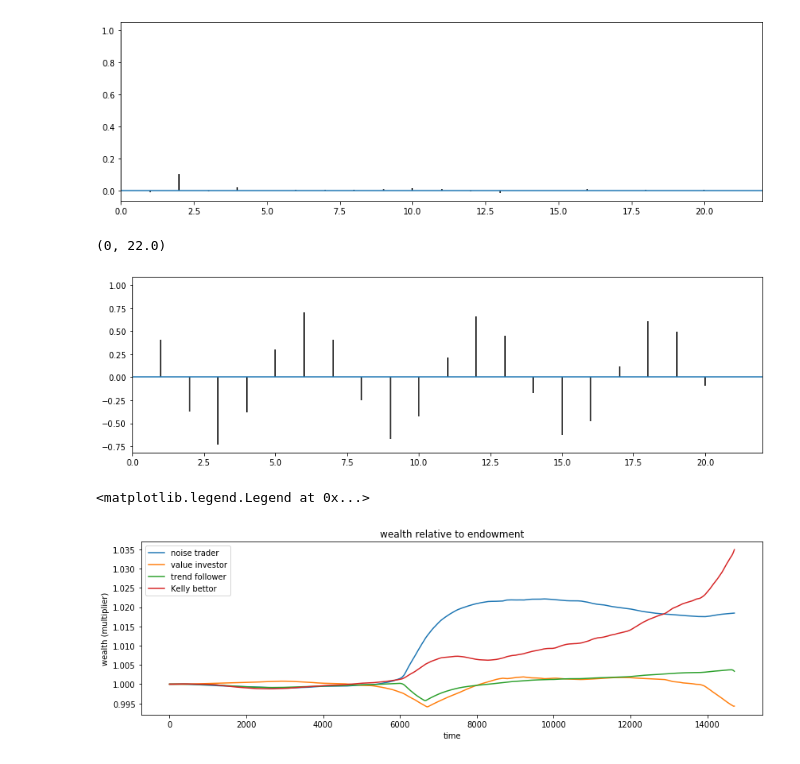
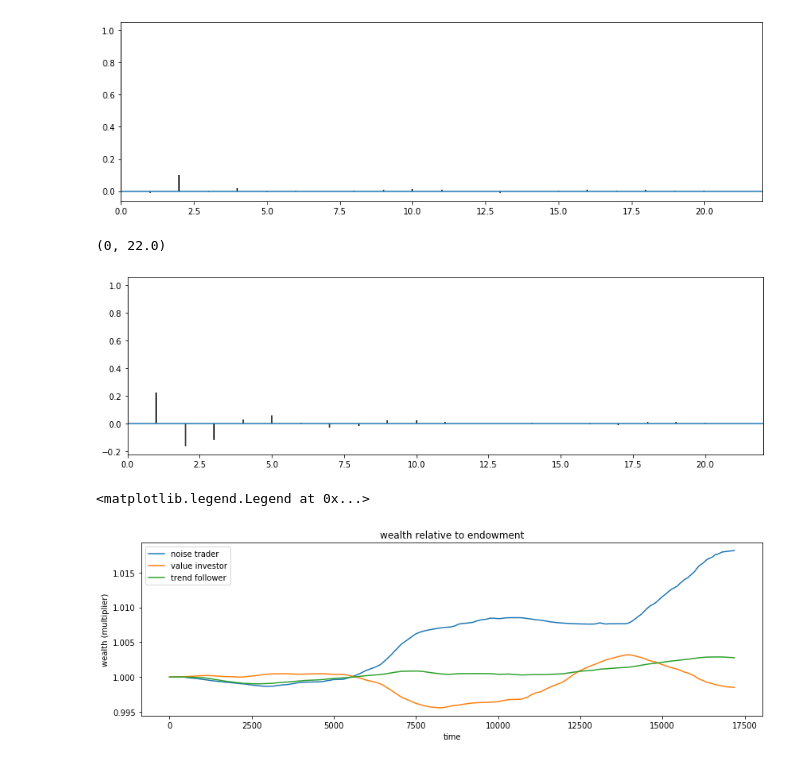
Before and after one commit to INET-Complexity/market-ecology, a Jupyter notebook: analysis/Market Prices and Net Asset Value.ipynb, the cells around one changed output. Drawn from its saved outputs; the diff is of its cells as text; code cells hidden in the pictures.

```diff
--- a/analysis/Market Prices and Net Asset Value.ipynb
+++ b/analysis/Market Prices and Net Asset Value.ipynb
@@ -18,7 +18,7 @@ import re
 rcParams['figure.figsize'] = 14,4
 def USD(x): return x
 # %%
-s = "../cmake-build-debug/output/kelly_bettor"
+s = "../cmake-build-release/output/volatility_illustration"
 
 P = []
 with open(s +'/prices.txt', 'r') as content_file:
@@ -75,7 +71,7 @@ plt.acorr(np.diff(np.log(prices)), maxlags = 20)
 plt.xlim([0,None])
 # %% [output]
 (0, 22.0)
-[figure, old version]
+[figure, new version]
 # %%
 def readnet_asset_value(fund):
     P = []
@@ -100,29 +96,29 @@ def readpnl(fund):
 # %%
 start=252*0
 stop = start+2*25_200
 
 concentrations = [0.378, 0.297, 0.225, 0.100]
 
 NAV2 = concentrations[0] * 200_000_000 + 10 * readpnl(2)[start:stop].cumsum()
-NAV3 = concentrations[1] * 200_000_000 + 10 *  readpnl(3)[start:stop].cumsum()
-NAV4 = concentrations[2] * 200_000_000 + 10 *  readpnl(4)[start:stop].cumsum()
-NAV5 = concentrations[3] * 200_000_000 + 10 *  readpnl(5)[start:stop].cumsum()
+NAV3 = concentrations[1] * 200_000_000 + 10 * readpnl(3)[start:stop].cumsum()
+NAV4 = concentrations[2] * 200_000_000 + 10 * readpnl(4)[start:stop].cumsum()
+#NAV5 = concentrations[3] * 200_000_000 + 10 * readpnl(5)[start:stop].cumsum()
 
 stop = min(stop-start, len(NAV2), len(NAV3), len(NAV4))
 
-NAV2 = concentrations[0] * 200_000_000 + 10 *  readpnl(2)[start:stop].cumsum()
-NAV3 = concentrations[1] * 200_000_000 + 10 *  readpnl(3)[start:stop].cumsum()
-NAV4 = concentrations[2] * 200_000_000 + 10 *  readpnl(4)[start:stop].cumsum()
-NAV5 = concentrations[3] * 200_000_000 + 10 *  readpnl(5)[start:stop].cumsum()
+NAV2 = concentrations[0] * 200_000_000 + 10 * readpnl(2)[start:stop].cumsum()
+NAV3 = concentrations[1] * 200_000_000 + 10 * readpnl(3)[start:stop].cumsum()
+NAV4 = concentrations[2] * 200_000_000 + 10 * readpnl(4)[start:stop].cumsum()
+#NAV5 = concentrations[3] * 200_000_000 + 10 * readpnl(5)[start:stop].cumsum()
 
 plt.plot(NAV2/NAV2[0], label="noise trader")
 plt.plot(NAV3/NAV3[0], label="value investor")
 plt.plot(NAV4/NAV4[0], label="trend follower")
-plt.plot(NAV5/NAV5[0], label="Kelly bettor")
+#plt.plot(NAV5/NAV5[0], label="Kelly bettor")
 plt.ylabel("wealth (multiplier)")
 plt.xlabel("time")
 plt.title("wealth relative to endowment")
 plt.legend()
 # %% [output]
 <matplotlib.legend.Legend at 0x...>
-[figure, old version]
+[figure, new version]
```
Also changed, not shown: parts of 3 cells of this notebook, 6 other files.
